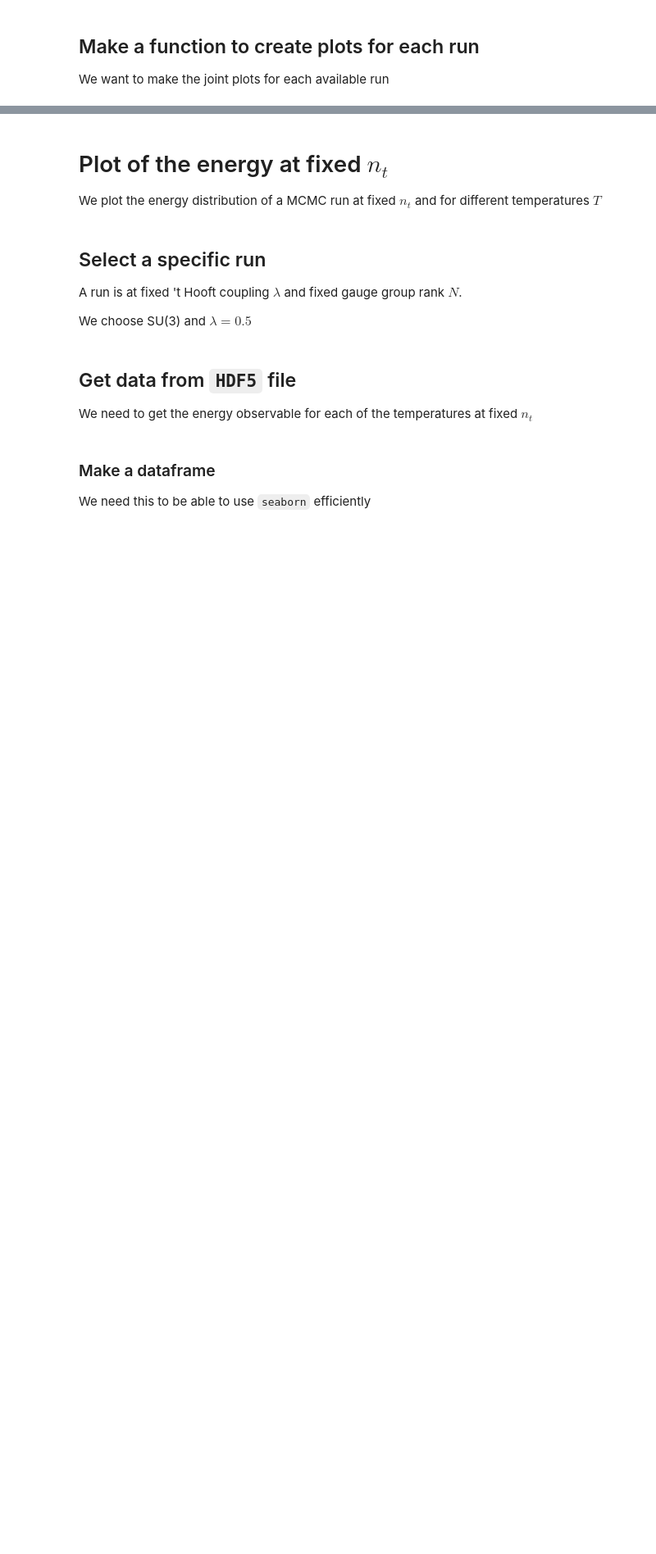
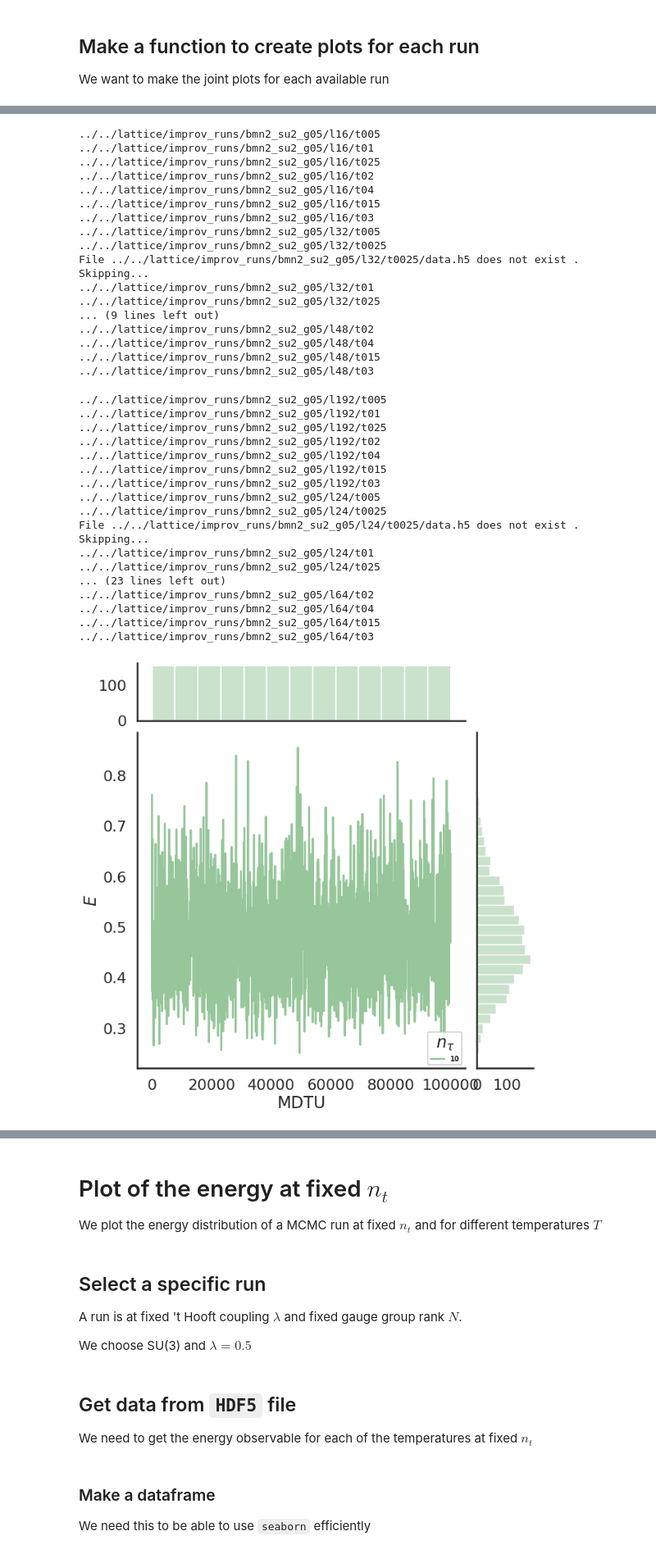
Before and after one commit to erinaldi/bmn2-lattice, a Jupyter notebook: notebooks/02_figures.ipynb, the cells around one changed output, grey strips where cells are left out. Shown at 82% size. Drawn from its saved outputs; the diff is of its cells as text; code cells hidden in the pictures; blank space fills up the shorter version.

```diff
--- a/notebooks/02_figures.ipynb
+++ b/notebooks/02_figures.ipynb
@@ -113,5 +113,6 @@ def make_joint_plot_e_mdtu(
     g.ax_joint.legend(prop=legend_properties,facecolor='white',loc='lower right', title=r"$n_\tau$")
     g.set_axis_labels(xlabel="MDTU", ylabel=r"$E$")
     # save
-    outputfile = f"{outputdir}/{run.split('/')[-1]}_l{Nt}_energy-kde_allT.pdf"
-    g.savefig("test.svg")
+    names = run.split('/')
+    outputfile = f"{outputdir}/{names[-3]}_{names[-2]}_{names[-1]}_energy-mdtu.{outputfmt}"
+    g.savefig(outputfile)
@@ -117,0 +121,42 @@ def make_joint_plot_e_mdtu(
+# %%
+from pathlib import Path
+runs = Path("../../lattice/improv_runs/bmn2_su2_g05")
+for run in runs.rglob("l*/t*"):
+    print(f"{run}")
+    make_joint_plot_e_mdtu(run=str(run))
+# %% [output]
+../../lattice/improv_runs/bmn2_su2_g05/l16/t005
+../../lattice/improv_runs/bmn2_su2_g05/l16/t01
+../../lattice/improv_runs/bmn2_su2_g05/l16/t025
+../../lattice/improv_runs/bmn2_su2_g05/l16/t02
+../../lattice/improv_runs/bmn2_su2_g05/l16/t04
+../../lattice/improv_runs/bmn2_su2_g05/l16/t015
+../../lattice/improv_runs/bmn2_su2_g05/l16/t03
+../../lattice/improv_runs/bmn2_su2_g05/l32/t005
+../../lattice/improv_runs/bmn2_su2_g05/l32/t0025
+File ../../lattice/improv_runs/bmn2_su2_g05/l32/t0025/data.h5 does not exist . Skipping...
+../../lattice/improv_runs/bmn2_su2_g05/l32/t01
+../../lattice/improv_runs/bmn2_su2_g05/l32/t025
+... (9 lines left out)
+../../lattice/improv_runs/bmn2_su2_g05/l48/t02
+../../lattice/improv_runs/bmn2_su2_g05/l48/t04
+../../lattice/improv_runs/bmn2_su2_g05/l48/t015
+../../lattice/improv_runs/bmn2_su2_g05/l48/t03
+../../lattice/improv_runs/bmn2_su2_g05/l192/t005
+../../lattice/improv_runs/bmn2_su2_g05/l192/t01
+../../lattice/improv_runs/bmn2_su2_g05/l192/t025
+../../lattice/improv_runs/bmn2_su2_g05/l192/t02
+../../lattice/improv_runs/bmn2_su2_g05/l192/t04
+../../lattice/improv_runs/bmn2_su2_g05/l192/t015
+../../lattice/improv_runs/bmn2_su2_g05/l192/t03
+../../lattice/improv_runs/bmn2_su2_g05/l24/t005
+../../lattice/improv_runs/bmn2_su2_g05/l24/t0025
+File ../../lattice/improv_runs/bmn2_su2_g05/l24/t0025/data.h5 does not exist . Skipping...
+../../lattice/improv_runs/bmn2_su2_g05/l24/t01
+../../lattice/improv_runs/bmn2_su2_g05/l24/t025
+... (23 lines left out)
+../../lattice/improv_runs/bmn2_su2_g05/l64/t02
+../../lattice/improv_runs/bmn2_su2_g05/l64/t04
+../../lattice/improv_runs/bmn2_su2_g05/l64/t015
+../../lattice/improv_runs/bmn2_su2_g05/l64/t03
+[figure, added]
```
Also changed, not shown: parts of 2 cells of this notebook, 1 other file.
